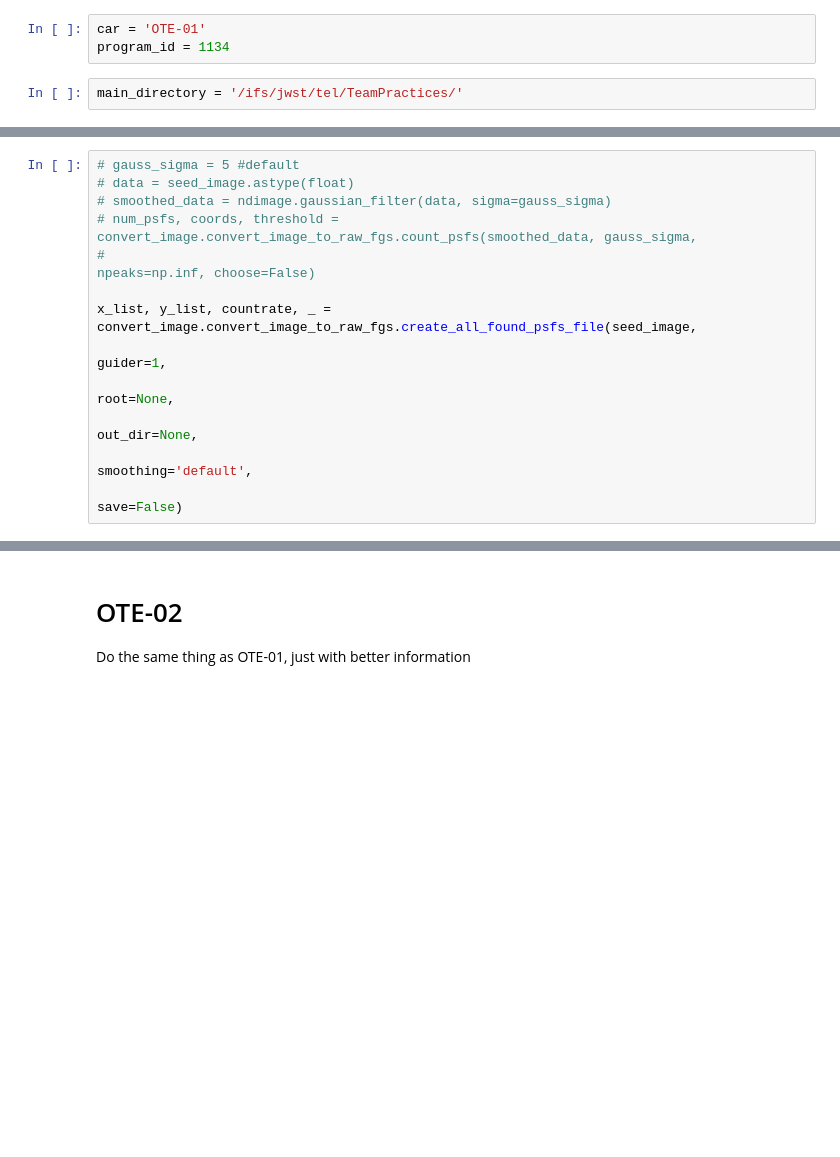
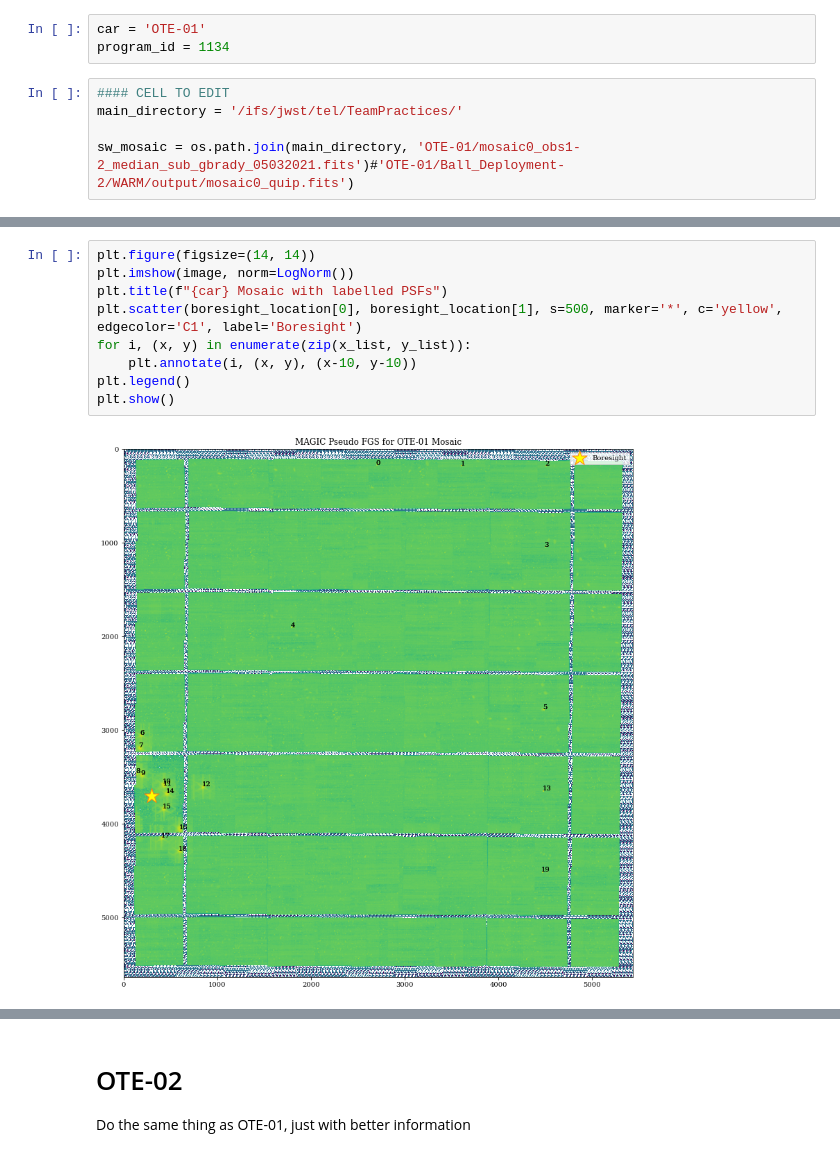
Before and after one commit to spacetelescope/jwst_magic, a Jupyter notebook: notebooks/Commissioning_Support/Pre-LOS-02 Guiding Analysis.ipynb, the cells around one changed output, grey strips where cells are left out. Saved outputs shown, nothing was run; the diff lists cells and outputs as text; blank space fills up the shorter version.

```diff
--- a/notebooks/Commissioning_Support/Pre-LOS-02 Guiding Analysis.ipynb
+++ b/notebooks/Commissioning_Support/Pre-LOS-02 Guiding Analysis.ipynb
@@ -66,4 +70,7 @@ def distance_to_boresight(x, y, truth_x, truth_y):
 car = 'OTE-01'
 program_id = 1134
 # %%
+#### CELL TO EDIT
 main_directory = '/ifs/jwst/tel/TeamPractices/'
+
+sw_mosaic = os.path.join(main_directory, 'OTE-01/mosaic0_obs1-2_median_sub_gbrady_05032021.fits')#'OTE-01/Ball_Deployment-2/WARM/output/mosaic0_quip.fits')
@@ -111,13 +90,0 @@ plt.show()
-# %%
-# gauss_sigma = 5 #default
-# data = seed_image.astype(float)
-# smoothed_data = ndimage.gaussian_filter(data, sigma=gauss_sigma)
-# num_psfs, coords, threshold = convert_image.convert_image_to_raw_fgs.count_psfs(smoothed_data, gauss_sigma,
-#                                                                                 npeaks=np.inf, choose=False)
-
-x_list, y_list, countrate, _ = convert_image.convert_image_to_raw_fgs.create_all_found_psfs_file(seed_image,
-                                                                                                 guider=1,
-                                                                                                 root=None,
-                                                                                                 out_dir=None,
-                                                                                                 smoothing='default',
-                                                                                                 save=False)
@@ -137 +100,12 @@ plt.show()
+# %%
+plt.figure(figsize=(14, 14))
+plt.imshow(image, norm=LogNorm())
+plt.title(f"{car} Mosaic with labelled PSFs")
+plt.scatter(boresight_location[0], boresight_location[1], s=500, marker='*', c='yellow', edgecolor='C1', label='Boresight')
+for i, (x, y) in enumerate(zip(x_list, y_list)):
+    plt.annotate(i, (x, y), (x-10, y-10))
+plt.legend()
+plt.show()
+# %% [output]
+[figure, added]
 # %%
```
Also changed, not shown: parts of 31 cells of this notebook, 1 other file.
